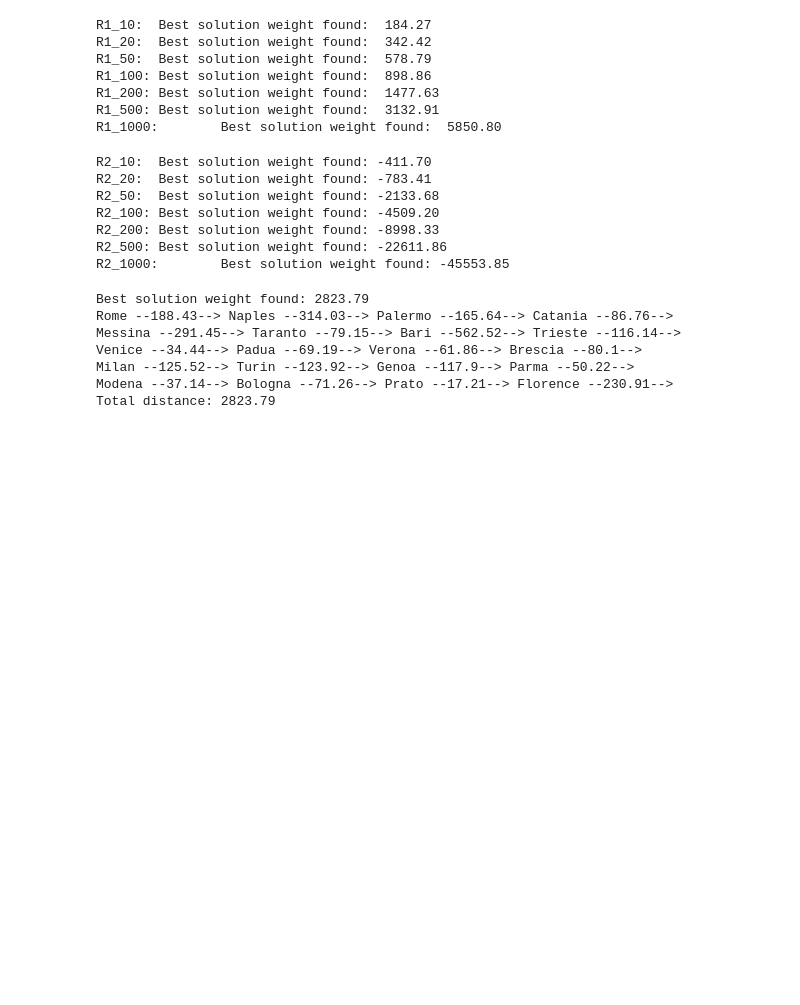
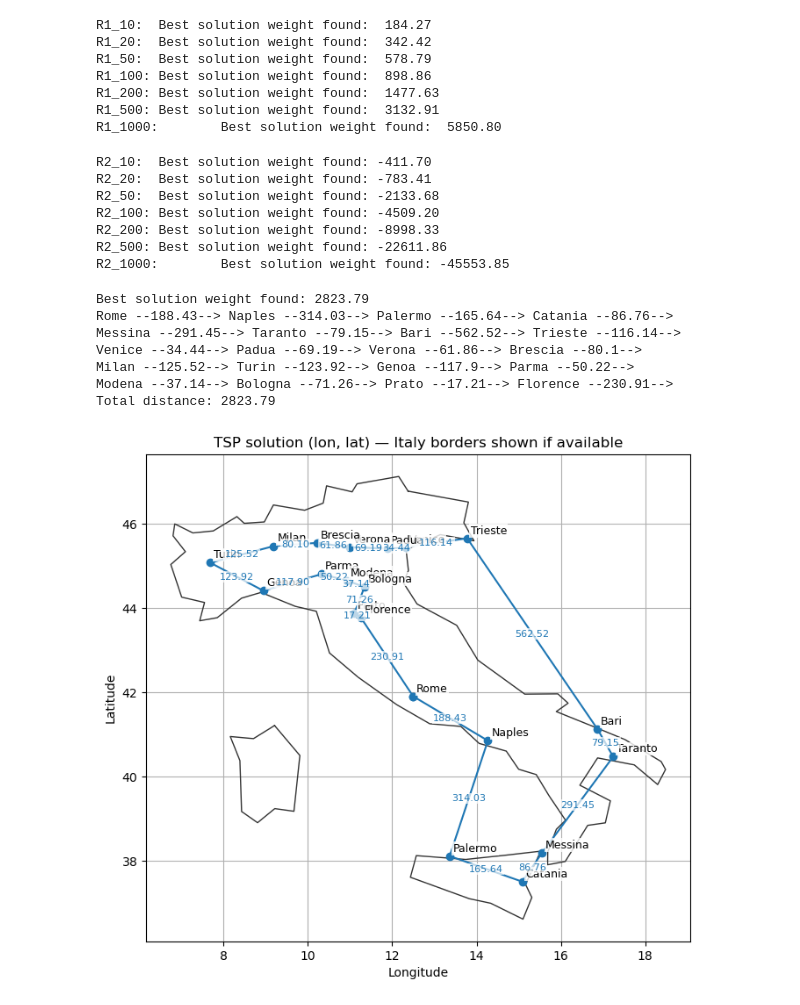
Before and after one commit to alessandro-benvenuti/CI2025_lab2, a Jupyter notebook: tsp.ipynb, the cells around one changed output. Drawn from its saved outputs; the diff is of its cells as text; code cells hidden in the pictures; blank space fills up the shorter version.

```diff
--- a/tsp.ipynb
+++ b/tsp.ipynb
@@ -443,14 +443,20 @@ R2_200: Best solution weight found: -8998.33
 R2_500: Best solution weight found: -22611.86
 R2_1000:        Best solution weight found: -45553.85
 # %%
+from visualization import map_plotting as mp
+
 solution = evolutionary_algorithm(test_problem, generations=1000, initial_randomization=0.1)
 print(f"Best solution weight found: {solution.weight}")
 print_test_solution(solution.genotype)
+
+# The code for plotting the solution on the map has been written thanks to the help of Copilot
+mp.plot_solution_on_map(solution.genotype, test_problem)
 # %% [output]
 Best solution weight found: 2823.79
 Rome --188.43--> Naples --314.03--> Palermo --165.64--> Catania --86.76-->
 Messina --291.45--> Taranto --79.15--> Bari --562.52--> Trieste --116.14-->
 Venice --34.44--> Padua --69.19--> Verona --61.86--> Brescia --80.1-->
 Milan --125.52--> Turin --123.92--> Genoa --117.9--> Parma --50.22-->
 Modena --37.14--> Bologna --71.26--> Prato --17.21--> Florence --230.91-->
 Total distance: 2823.79
+[figure, added]
```
Also changed, not shown: 3 other files.
